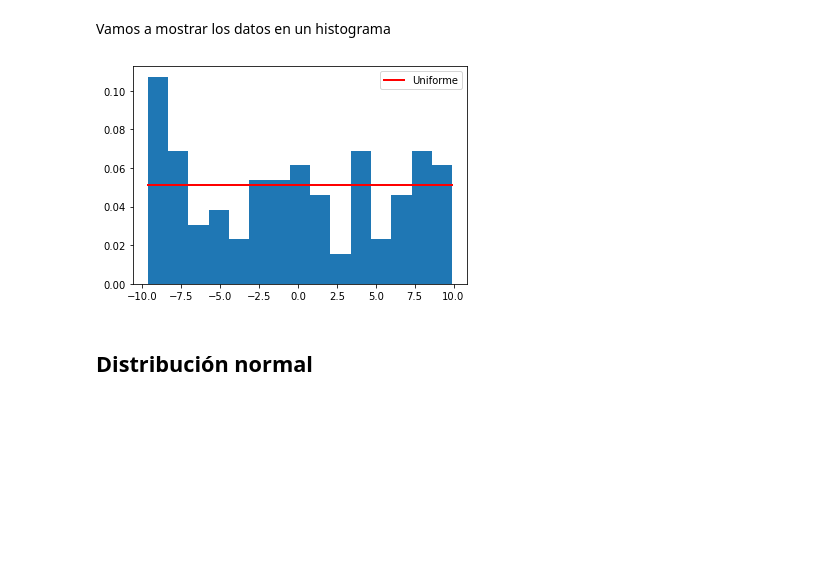
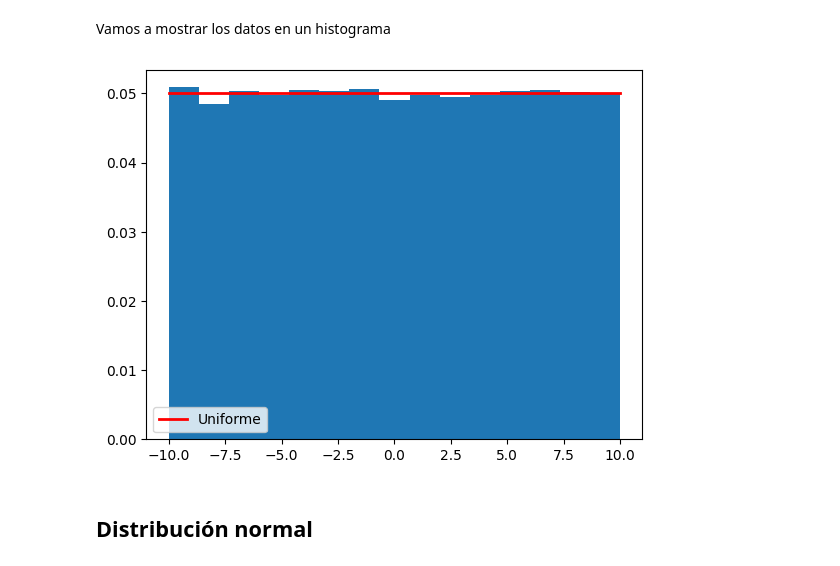
Before and after one commit to alfsanto/Intro_Python_Mercados_FInancieros, a Jupyter notebook: 3_numpy/3_4_numeros_aletorios.ipynb, the cells around one changed output. Drawn from its saved outputs; the diff is of its cells as text; code cells hidden in the pictures; blank space fills up the shorter version.

```diff
--- a/3_numpy/3_4_numeros_aletorios.ipynb
+++ b/3_numpy/3_4_numeros_aletorios.ipynb
@@ -63,14 +63,14 @@ array([[-4.52995129, -8.46611221, -2.41781076, -2.82017203, -0.98884927],
 # %% [markdown]
 Vamos a mostrar los datos en un histograma
 # %%
-distribucion_uniforme = np.random.uniform(-10, 10, 100)# si aumentamos el numero de ejemplos, la distribucion se asemeja mas a una uniforme
+distribucion_uniforme = np.random.uniform(-10, 10, 100000)# si aumentamos el numero de ejemplos, la distribucion se asemeja mas a una uniforme
 count, bins, ignored = plt.hist(distribucion_uniforme, 15, density=True)
 prob = 1/(bins[-1] - bins[0])
 plt.plot(bins,prob*np.ones_like(bins), linewidth=2, color='r', label='Uniforme')
 plt.legend()
 plt.show()
 # %% [output]
-[figure, old version]
+[figure, new version]
 # %% [markdown]
 ## Distribución normal
 # %% [markdown]
```
Also changed, not shown: parts of 4 cells of this notebook, 3 other files.
